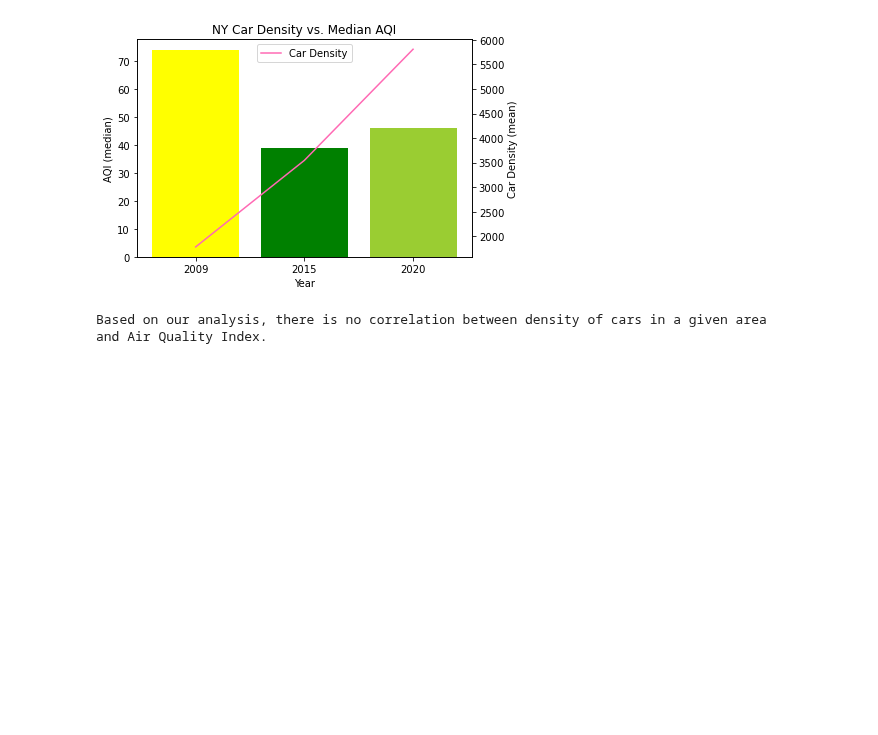
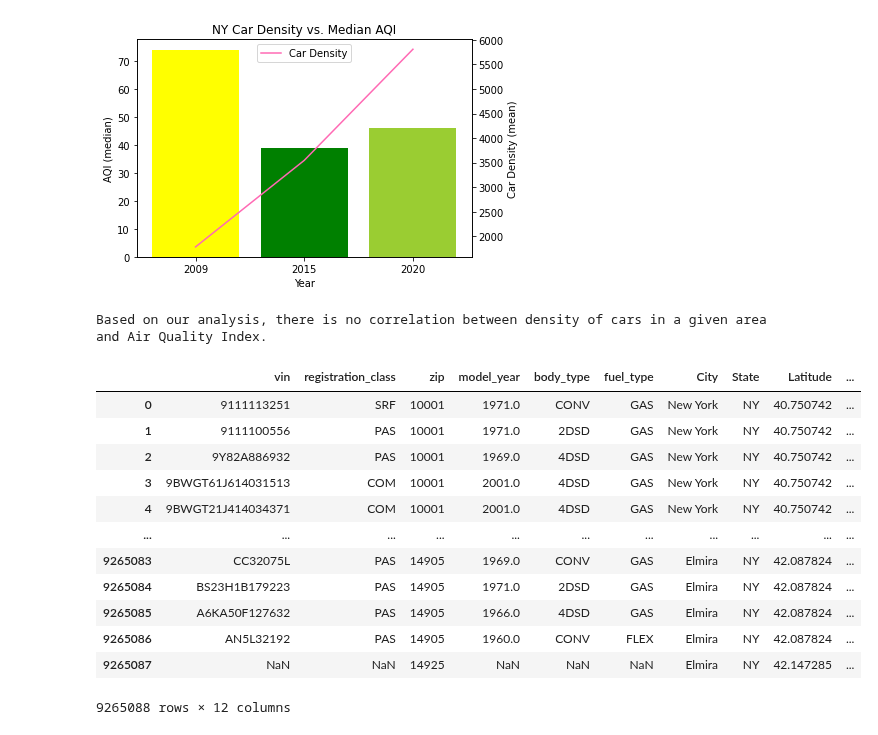
Before and after one commit to paloni-dotcom/Se7en, a Jupyter notebook: density_of_vehicles.ipynb, the cells around one changed output. Drawn from its saved outputs; the diff is of its cells as text; code cells hidden in the pictures; blank space fills up the shorter version.

```diff
--- a/density_of_vehicles.ipynb
+++ b/density_of_vehicles.ipynb
@@ -230,20 +229,34 @@ vehicle_df = vehicle_df.dropna()
 # %%
 #creating dataframe for car's for selective years
 vehicle_year_df_09 = vehicle_df.loc[vehicle_df['model_year'].astype(int) <= 2009]
 vehicle_year_df_15 = vehicle_df.loc[vehicle_df['model_year'].astype(int) <= 2015]
 vehicle_year_df_20 = vehicle_df.loc[vehicle_df['model_year'].astype(int) <= 2020]
 
 #Merge by zip code coordinates to vehicle age mean dataframe
 
 #2009
-vehicle_2009_df = pd.merge(vehicle_year_df_09, zip_df, on=['zip','zip'], how="left")
+vehicle_2009_df = pd.merge(vehicle_year_df_09, zip_df, on=['zip'], how="right")
 vehicle_2009_df = vehicle_2009_df.dropna()
 
 #2015
-vehicle_2015_df = pd.merge(vehicle_year_df_15, zip_df, on=['zip','zip'], how="left")
+vehicle_2015_df = pd.merge(vehicle_year_df_15, zip_df, on=['zip'], how="right")
 vehicle_2015_df = vehicle_2015_df.dropna()
 
 #2020
-vehicle_2020_df = pd.merge(vehicle_year_df_20, zip_df, on=['zip','zip'], how="left")
-vehicle_2020_df = vehicle_2020_df.dropna()
+vehicle_2020_df = pd.merge(vehicle_year_df_20, zip_df, on=['zip'], how="right")
+vehicle_2020_df
+# %% [output]
+|  | vin | registration_class | zip | model_year | body_type | fuel_type | City | State | Latitude | ... |
+| 0 | 9111113251 | SRF | 10001 | 1971.0 | CONV | GAS | New York | NY | 40.750742 | ... |
+| 1 | 9111100556 | PAS | 10001 | 1971.0 | 2DSD | GAS | New York | NY | 40.750742 | ... |
+| 2 | 9Y82A886932 | PAS | 10001 | 1969.0 | 4DSD | GAS | New York | NY | 40.750742 | ... |
+| 3 | 9BWGT61J614031513 | COM | 10001 | 2001.0 | 4DSD | GAS | New York | NY | 40.750742 | ... |
+| 4 | 9BWGT21J414034371 | COM | 10001 | 2001.0 | 4DSD | GAS | New York | NY | 40.750742 | ... |
+| ... | ... | ... | ... | ... | ... | ... | ... | ... | ... | ... |
+| 9265083 | CC32075L | PAS | 14905 | 1969.0 | CONV | GAS | Elmira | NY | 42.087824 | ... |
+| 9265084 | BS23H1B179223 | PAS | 14905 | 1971.0 | 2DSD | GAS | Elmira | NY | 42.087824 | ... |
+| 9265085 | A6KA50F127632 | PAS | 14905 | 1966.0 | 4DSD | GAS | Elmira | NY | 42.087824 | ... |
+| 9265086 | AN5L32192 | PAS | 14905 | 1960.0 | CONV | FLEX | Elmira | NY | 42.087824 | ... |
+| 9265087 | NaN | NaN | 14925 | NaN | NaN | NaN | Elmira | NY | 42.147285 | ... |
+9265088 rows × 12 columns
 # %%
```
Also changed, not shown: parts of 16 cells of this notebook, 21 other files.
